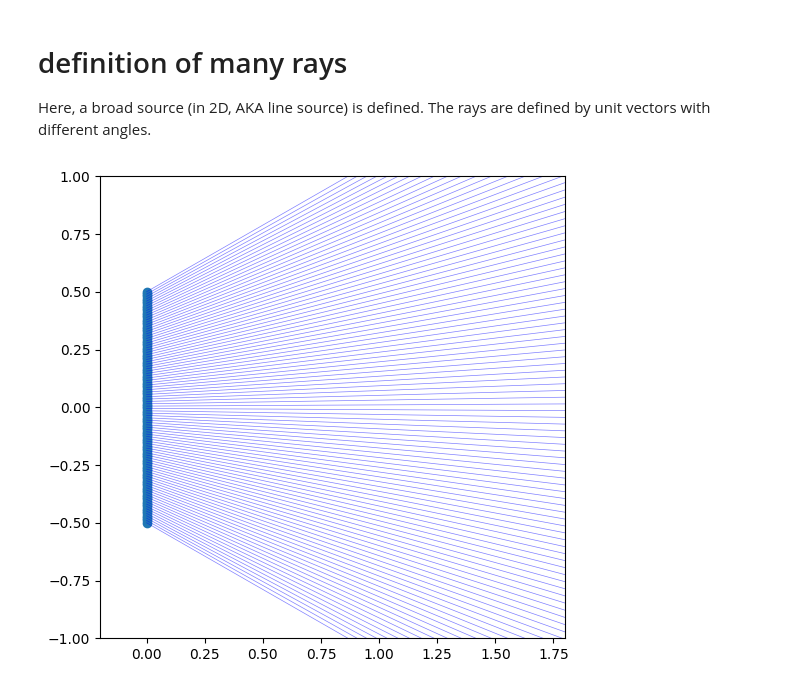
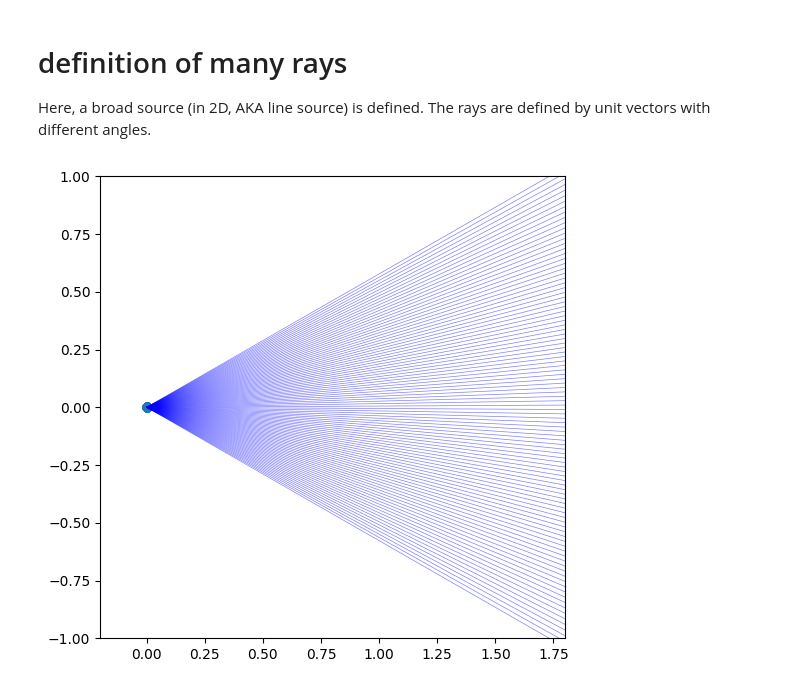
Before and after one commit to farhadnkm/WAVES_AND_OPTICS, a Jupyter notebook: 04-ray_optics.ipynb, the cells around one changed output. Saved outputs shown, nothing was run; the diff lists cells and outputs as text; code cells hidden in the pictures.

```diff
--- a/04-ray_optics.ipynb
+++ b/04-ray_optics.ipynb
@@ -23,27 +23,27 @@ Here, a broad source (in 2D, AKA line source) is defined. The rays are defined b
 # %%
 N = 100
 length = 10
 src_x = np.zeros((N), np.float32)                   # position of sources
-src_y = np.linspace(-0.5, 0.5, N)
+src_y = np.zeros((N), np.float32)#np.linspace(-0.0, 0.0, N)
 
 ray_angles = np.linspace(-30, 30, N) * np.pi/180    # from -30 degrees to 30 degrees with N steps
 ray_x = length * np.cos(ray_angles)                 # now we can find the Cartesian components
 ray_y = length * np.sin(ray_angles)
 
 
 # drawing the rays
 fig, ax = plt.subplots(figsize=[6, 6])
 for i in range(N):
     x = [src_x[i], src_x[i]+ray_x[i]]
     y = [src_y[i], src_y[i]+ray_y[i]]
     ax.plot(x, y, color='blue', linewidth=0.5, alpha=0.5)
 
 # drawing the sources
 ax.scatter(src_x, src_y)
 
 ax.set_xlim(-0.2, 1.8)
 ax.set_ylim(-1, 1)
 plt.show()
 # %% [output]
-[figure, old version]
+[figure, new version]
 # %% [markdown]
```
Also changed, not shown: parts of 1 cell of this notebook, 2 other files.
